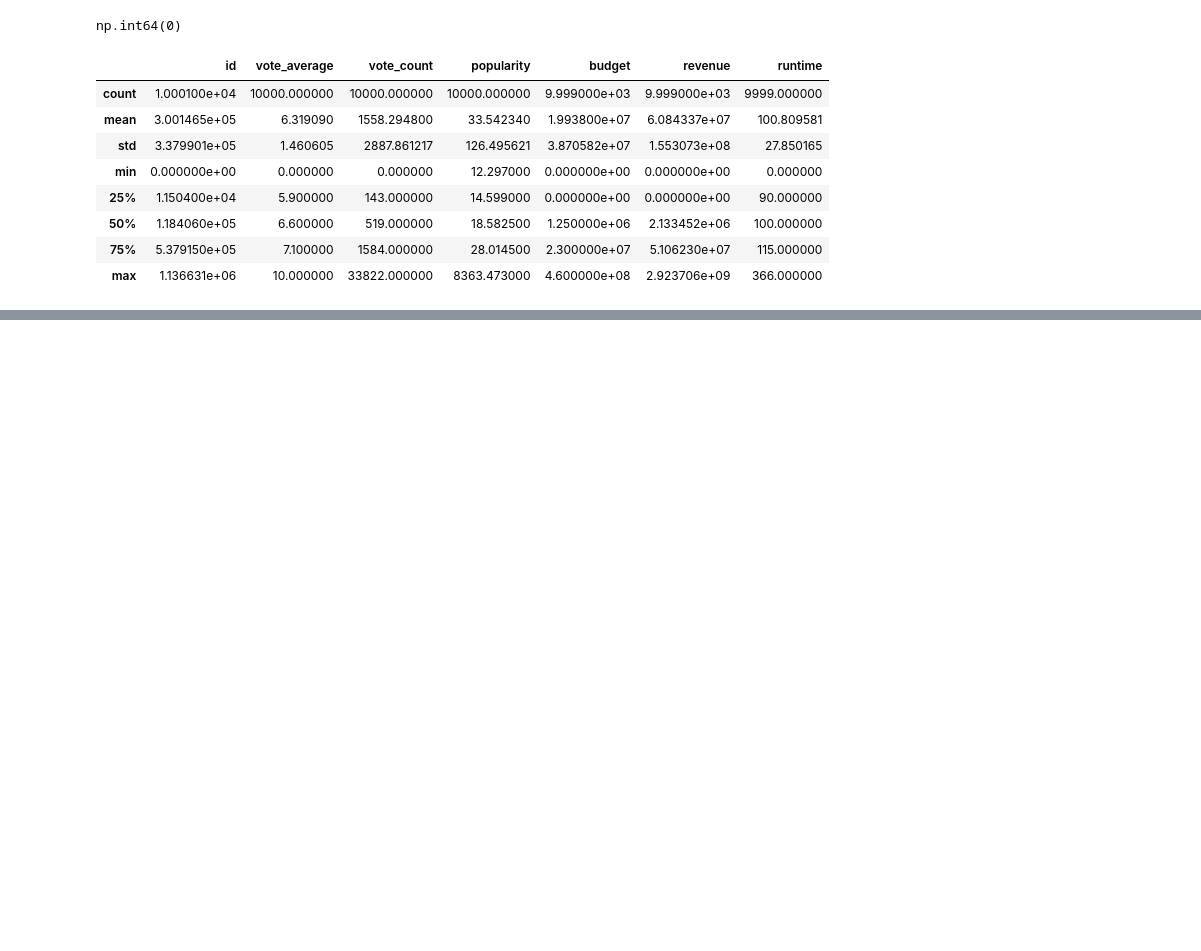
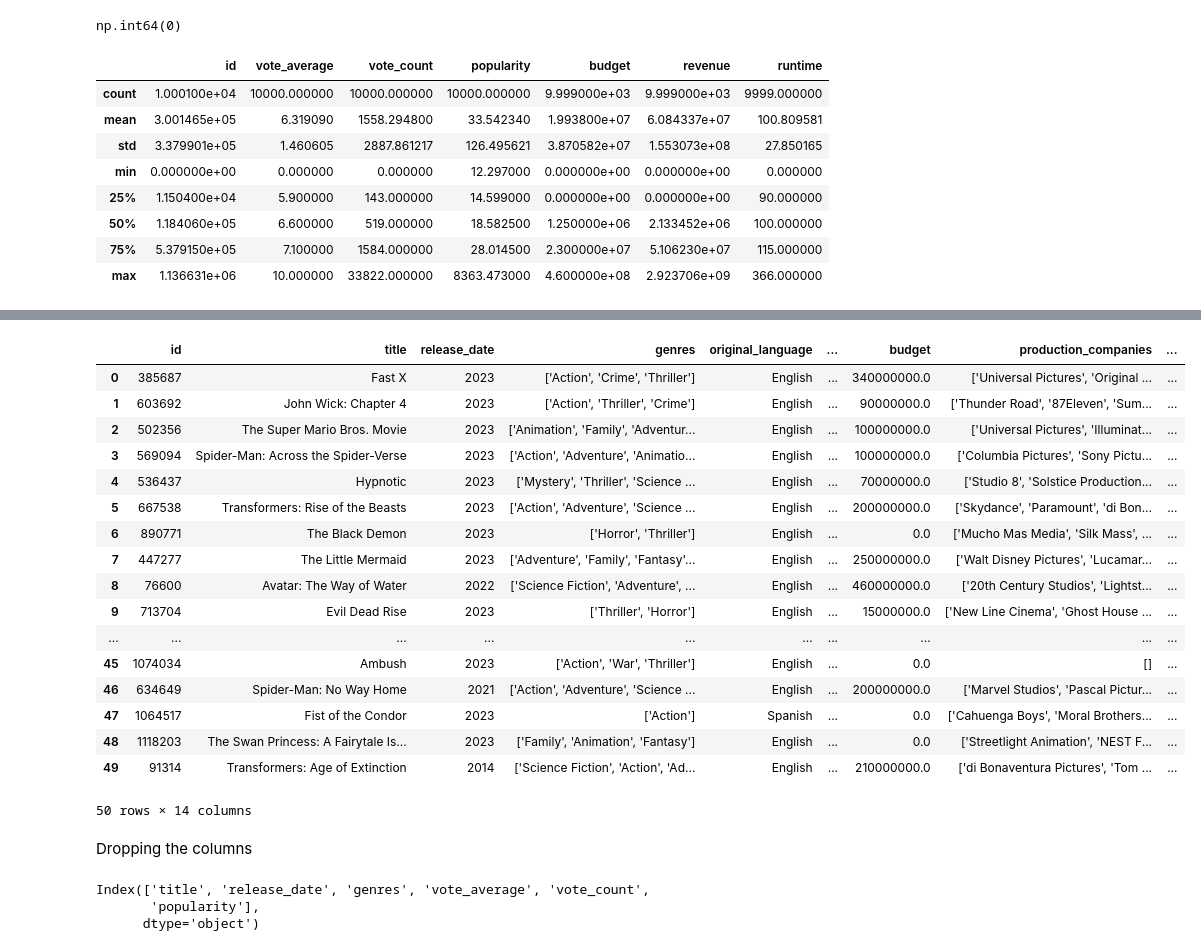
Before and after one commit to Phantom074/Netflix-Data-Analysis, a Jupyter notebook: Netflix Data Analysis.ipynb, the cells around one changed output, grey strips where cells are left out. Cells and saved outputs as stored; diff of their text form; code cells hidden in the pictures; blank space fills up the shorter version.

```diff
--- a/Netflix Data Analysis.ipynb
+++ b/Netflix Data Analysis.ipynb
@@ -65,0 +99,9 @@ df.describe()
+# %%
+df['release_date'] = pd.to_datetime(df['release_date'], errors='coerce')
+
+df['release_date'] = df['release_date'].dt.year
+
+df['release_date'] = df['release_date'].astype('Int32')
+
+print(df['release_date'].head())
+print(df['release_date'].dtypes)
@@ -65,0 +116,23 @@ df.describe()
+# %%
+df.head(50)
+# %% [output]
+|  | id | title | release_date | genres | original_language | ... | budget | production_companies | ... |
+| 0 | 385687 | Fast X | 2023 | ['Action', 'Crime', 'Thriller'] | English | ... | 340000000.0 | ['Universal Pictures', 'Original ... | ... |
+| 1 | 603692 | John Wick: Chapter 4 | 2023 | ['Action', 'Thriller', 'Crime'] | English | ... | 90000000.0 | ['Thunder Road', '87Eleven', 'Sum... | ... |
+| 2 | 502356 | The Super Mario Bros. Movie | 2023 | ['Animation', 'Family', 'Adventur... | English | ... | 100000000.0 | ['Universal Pictures', 'Illuminat... | ... |
+| 3 | 569094 | Spider-Man: Across the Spider-Verse | 2023 | ['Action', 'Adventure', 'Animatio... | English | ... | 100000000.0 | ['Columbia Pictures', 'Sony Pictu... | ... |
+| 4 | 536437 | Hypnotic | 2023 | ['Mystery', 'Thriller', 'Science ... | English | ... | 70000000.0 | ['Studio 8', 'Solstice Production... | ... |
+| 5 | 667538 | Transformers: Rise of the Beasts | 2023 | ['Action', 'Adventure', 'Science ... | English | ... | 200000000.0 | ['Skydance', 'Paramount', 'di Bon... | ... |
+| 6 | 890771 | The Black Demon | 2023 | ['Horror', 'Thriller'] | English | ... | 0.0 | ['Mucho Mas Media', 'Silk Mass', ... | ... |
+| 7 | 447277 | The Little Mermaid | 2023 | ['Adventure', 'Family', 'Fantasy'... | English | ... | 250000000.0 | ['Walt Disney Pictures', 'Lucamar... | ... |
+| 8 | 76600 | Avatar: The Way of Water | 2022 | ['Science Fiction', 'Adventure', ... | English | ... | 460000000.0 | ['20th Century Studios', 'Lightst... | ... |
+| 9 | 713704 | Evil Dead Rise | 2023 | ['Thriller', 'Horror'] | English | ... | 15000000.0 | ['New Line Cinema', 'Ghost House ... | ... |
+| ... | ... | ... | ... | ... | ... | ... | ... | ... | ... |
+| 45 | 1074034 | Ambush | 2023 | ['Action', 'War', 'Thriller'] | English | ... | 0.0 | [] | ... |
+| 46 | 634649 | Spider-Man: No Way Home | 2021 | ['Action', 'Adventure', 'Science ... | English | ... | 200000000.0 | ['Marvel Studios', 'Pascal Pictur... | ... |
+| 47 | 1064517 | Fist of the Condor | 2023 | ['Action'] | Spanish | ... | 0.0 | ['Cahuenga Boys', 'Moral Brothers... | ... |
+| 48 | 1118203 | The Swan Princess: A Fairytale Is... | 2023 | ['Family', 'Animation', 'Fantasy'] | English | ... | 0.0 | ['Streetlight Animation', 'NEST F... | ... |
+| 49 | 91314 | Transformers: Age of Extinction | 2014 | ['Science Fiction', 'Action', 'Ad... | English | ... | 210000000.0 | ['di Bonaventura Pictures', 'Tom ... | ... |
+50 rows × 14 columns
+# %% [markdown]
+Dropping the columns
@@ -65,0 +141,7 @@ df.describe()
+# %%
+df.drop(cols, axis = 1, inplace = True)
+df.columns
+# %% [output]
+Index(['title', 'release_date', 'genres', 'vote_average', 'vote_count',
+       'popularity'],
+      dtype='object')
```
Also changed, not shown: parts of 39 cells of this notebook.
